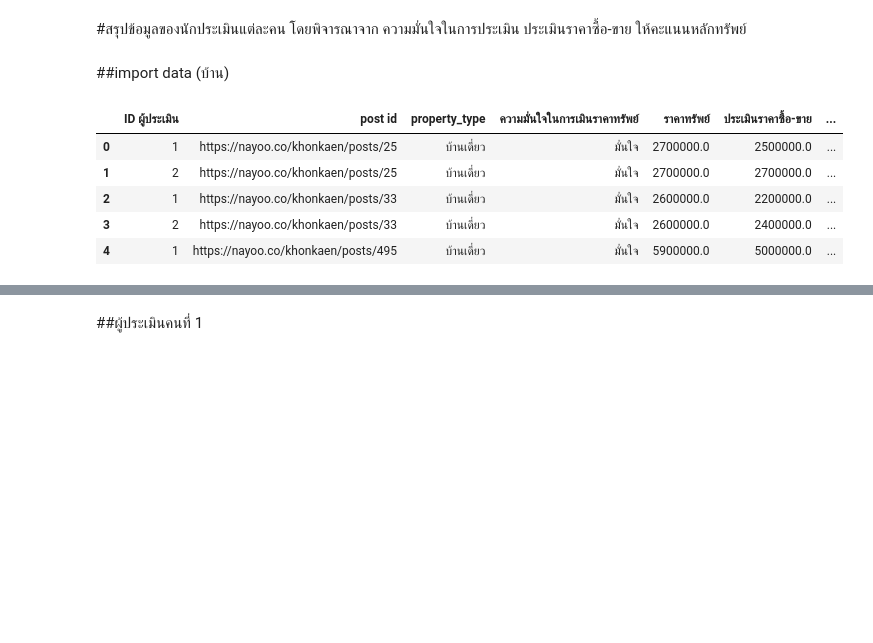
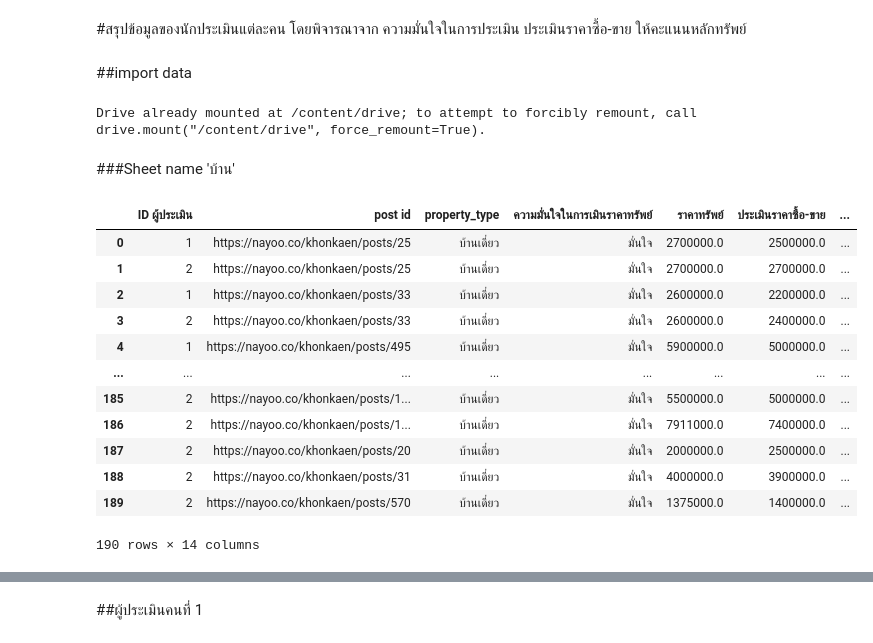
Before and after one commit to NewtonSawitta/bsc_dpdm22, a Jupyter notebook: [dataprep1]_property_estimator_ipynb.ipynb, the cells around one changed output, grey strips where cells are left out. Saved outputs shown, nothing was run; the diff lists cells and outputs as text; code cells hidden in the pictures; blank space fills up the shorter version.

```diff
--- a/[dataprep1]_property_estimator_ipynb.ipynb
+++ b/[dataprep1]_property_estimator_ipynb.ipynb
@@ -3,16 +3,30 @@
 # %% [markdown]
 #สรุปข้อมูลของนักประเมินแต่ละคน โดยพิจารณาจาก ความมั่นใจในการประเมิน ประเมินราคาซื้อ-ขาย ให้คะแนนหลักทรัพย์
 # %% [markdown]
-##import data (บ้าน)
+##import data
 # %%
 import pandas as pd
+# %%
+from google.colab import drive
+drive.mount('/content/drive')
+# %% [output]
+Drive already mounted at /content/drive; to attempt to forcibly remount, call drive.mount("/content/drive", force_remount=True).
+# %% [markdown]
+###Sheet name 'บ้าน'
 # %%
-data = pd.read_excel("คำตอบนักประเมิน.xlsx",sheet_name='บ้าน')
-data.head(5)
+home = pd.read_excel('/content/drive/MyDrive/bsc_DMPM_data/คำตอบนักประเมิน.xlsx',sheet_name='บ้าน')
+home
 # %% [output]
 |  | ID ผู้ประเมิน | post id | property_type | ความมั่นใจในการเมินราคาทรัพย์ | ราคาทรัพย์ | ประเมินราคาซื้อ-ขาย | ... |
 | 0 | 1 | https://nayoo.co/khonkaen/posts/25 | บ้านเดี่ยว | มั่นใจ | 2700000.0 | 2500000.0 | ... |
 | 1 | 2 | https://nayoo.co/khonkaen/posts/25 | บ้านเดี่ยว | มั่นใจ | 2700000.0 | 2700000.0 | ... |
 | 2 | 1 | https://nayoo.co/khonkaen/posts/33 | บ้านเดี่ยว | มั่นใจ | 2600000.0 | 2200000.0 | ... |
 | 3 | 2 | https://nayoo.co/khonkaen/posts/33 | บ้านเดี่ยว | มั่นใจ | 2600000.0 | 2400000.0 | ... |
 | 4 | 1 | https://nayoo.co/khonkaen/posts/495 | บ้านเดี่ยว | มั่นใจ | 5900000.0 | 5000000.0 | ... |
+| ... | ... | ... | ... | ... | ... | ... | ... |
+| 185 | 2 | https://nayoo.co/khonkaen/posts/1... | บ้านเดี่ยว | มั่นใจ | 5500000.0 | 5000000.0 | ... |
+| 186 | 2 | https://nayoo.co/khonkaen/posts/1... | บ้านเดี่ยว | มั่นใจ | 7911000.0 | 7400000.0 | ... |
+| 187 | 2 | https://nayoo.co/khonkaen/posts/20 | บ้านเดี่ยว | มั่นใจ | 2000000.0 | 2500000.0 | ... |
+| 188 | 2 | https://nayoo.co/khonkaen/posts/31 | บ้านเดี่ยว | มั่นใจ | 4000000.0 | 3900000.0 | ... |
+| 189 | 2 | https://nayoo.co/khonkaen/posts/570 | บ้านเดี่ยว | มั่นใจ | 1375000.0 | 1400000.0 | ... |
+190 rows × 14 columns
```
Also changed, not shown: parts of 134 cells of this notebook.
